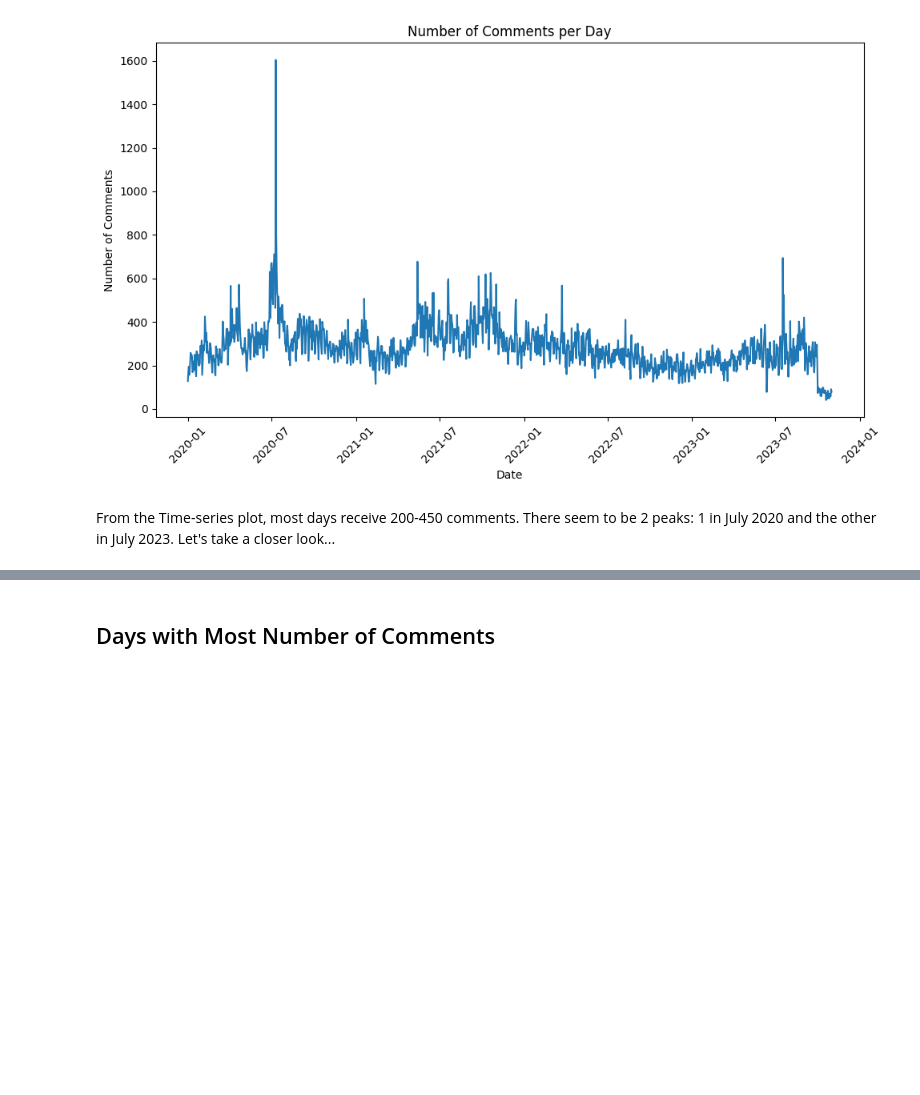
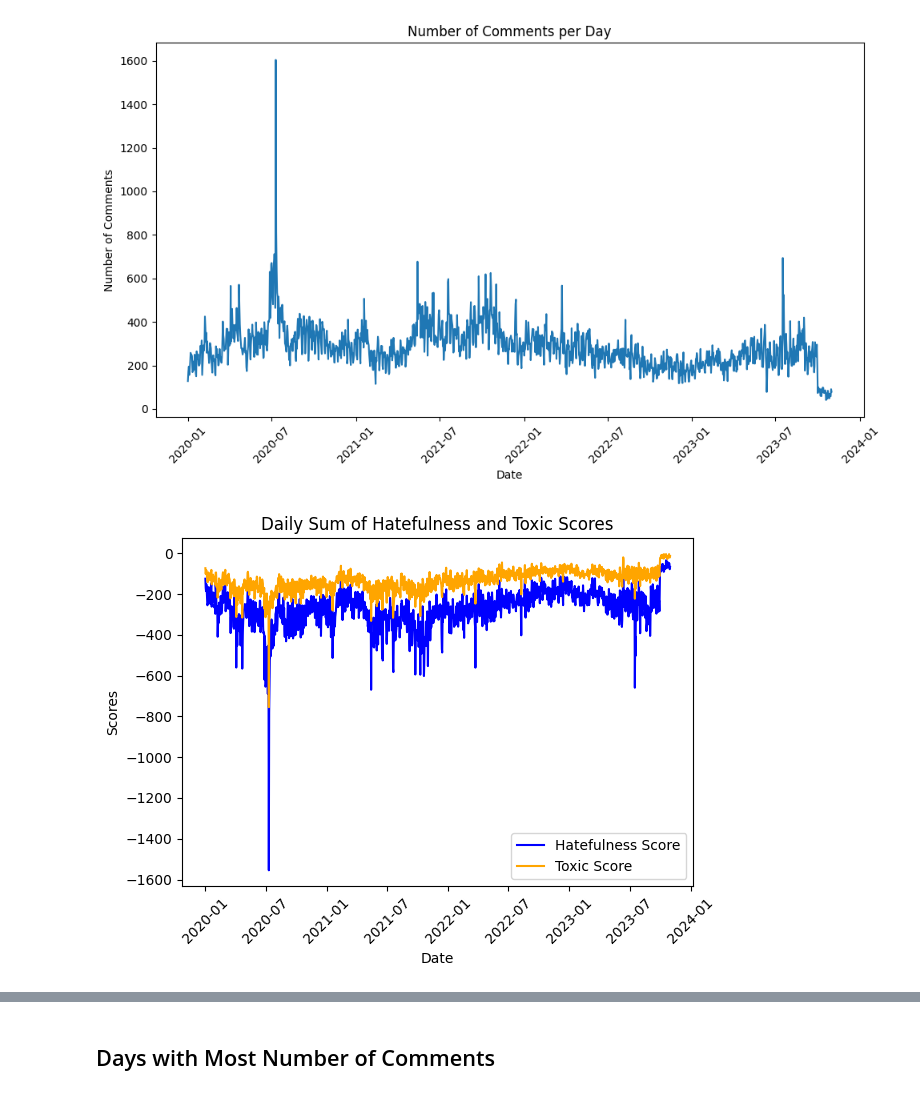
Before and after one commit to rhyden-kx/DSA4264, a Jupyter notebook: eda_2/across_time_2.ipynb, the cells around one changed output, grey strips where cells are left out. Drawn from its saved outputs; the diff is of its cells as text; code cells hidden in the pictures; blank space fills up the shorter version.

Commit message:
completed daily average hateful and toxic scores

```diff
--- a/eda_2/across_time_2.ipynb
+++ b/eda_2/across_time_2.ipynb
@@ -84,4 +86,10 @@ Name: timestamp, dtype: object
 # %%
 # count number of comments per day
-num_of_comments_per_day_df = reddit_df.groupby('timestamp')['id'].count()
+num_of_comments_per_day_df = results_df.groupby('timestamp')['id'].count()
+
+# sum hatefulness per day
+hatefulness_per_day_df = results_df.groupby('timestamp')['hateful_score'].sum()
+
+# sum toxicity per day
+toxicity_per_day_df = results_df.groupby('timestamp')['toxic_score'].sum()
 # %%
@@ -106,5 +124,23 @@ plt.tight_layout()
 plt.show()
 # %% [output]
 [figure]
-# %% [markdown]
-From the Time-series plot, most days receive 200-450 comments. There seem to be 2 peaks: 1 in July 2020 and the other in July 2023. Let's take a closer look...
+# %%
+# Plot the first DataFrame
+plt.plot(hatefulness_per_day_df.index, hatefulness_per_day_df.values, label='Hatefulness Score', color='blue')
+
+# Plot the second DataFrame
+plt.plot(toxicity_per_day_df.index, toxicity_per_day_df.values, label='Toxic Score', color='orange')
+
+# Add labels and title
+plt.xlabel('Date')
+plt.ylabel('Scores')
+plt.title('Daily Sum of Hatefulness and Toxic Scores')
+plt.xticks(rotation=45)
+
+# Add a legend to differentiate the lines
+plt.legend()
+
+plt.tight_layout()
+plt.show()
+# %% [output]
+[figure, added]
```
Also changed, not shown: parts of 10 cells of this notebook.
